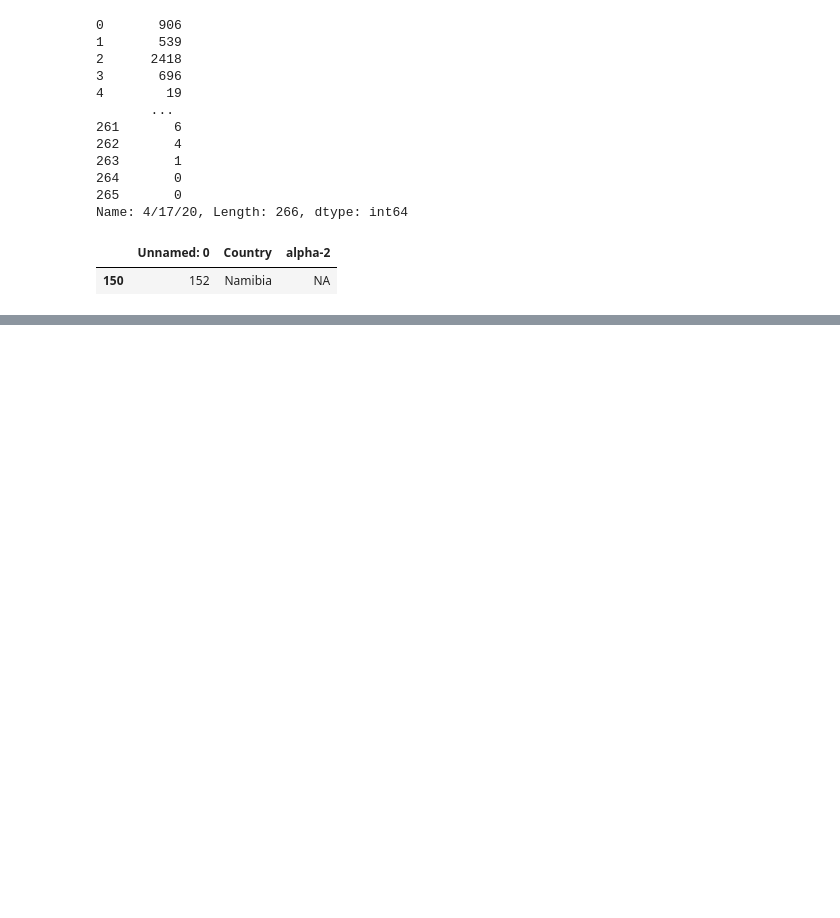
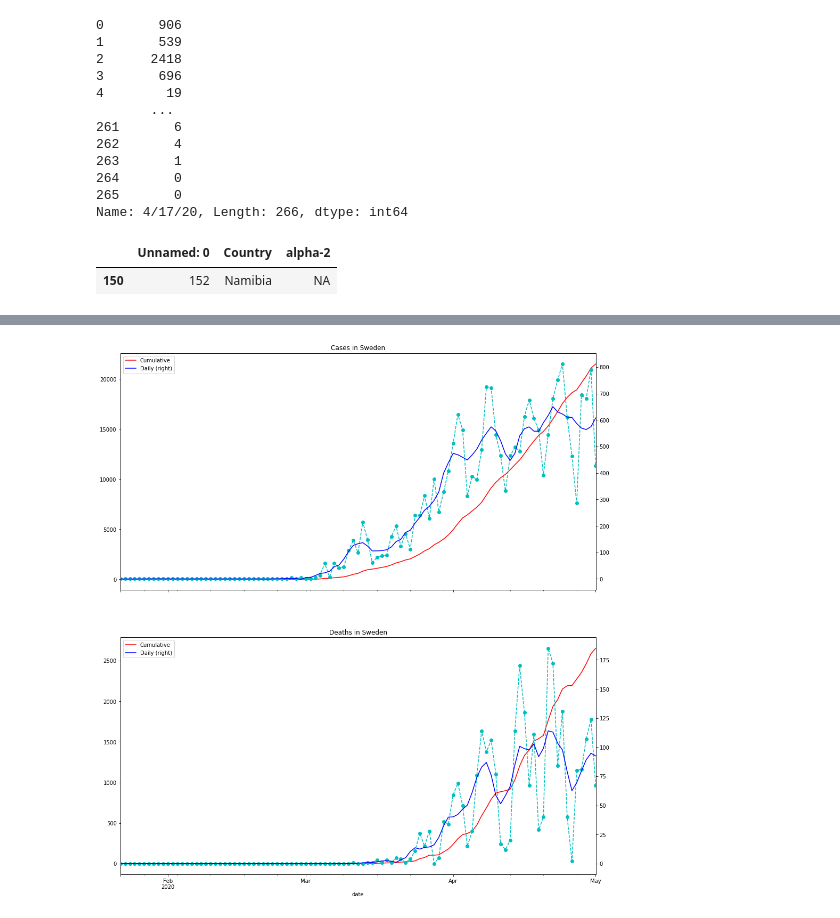
Before and after one commit to jpmieville/COVID-19_data_analyis, a Jupyter notebook: covid19_world.ipynb, the cells around one changed output, grey strips where cells are left out. Cells and saved outputs as stored; diff of their text form; code cells hidden in the pictures; blank space fills up the shorter version.

```diff
--- a/covid19_world.ipynb
+++ b/covid19_world.ipynb
@@ -738 +746,25 @@ Index(['US', 'Spain', 'Italy', 'United Kingdom', 'France', 'Germany', 'Turkey',
       dtype='object')
+# %%
+def plot_daily(data):
+    fig, (ax1, ax2) = plt.subplots(2,1, figsize=(16, 18))
+    dataframe = data.copy()
+    dataframe.reset_index("day_of_year", drop=True, inplace=True)
+    dataframe["cases"].plot(color="r",
+                            title=f"Cases in {data.country}",
+                            legend=True,
+                            label="Cumulative",
+                           ax=ax1)
+    dataframe["daily_cases"].plot(secondary_y=True, style="co--", rot=0, legend=True, label="Daily", ax=ax1)
+    dataframe["daily_cases_s"].plot(secondary_y=True, color="b", rot=0, legend=True, label="Daily 2", ax=ax1)
+    #
+    dataframe["deaths"].plot(color="r",
+                            title=f"Deaths in {data.country}",
+                            legend=True,
+                            label="Cumulative",
+                           ax=ax2)
+    dataframe["daily_death"].plot(secondary_y=True, style="co--", rot=0, legend=True, label="Daily", ax=ax2)
+    dataframe["daily_death_s"].plot(secondary_y=True, color="b", rot=0, legend=True, label="Daily 2", ax=ax2)
+# %%
+plot_daily(se)
+# %% [output]
+[figure, added]
```
Also changed, not shown: parts of 70 cells of this notebook, 1 other file.
